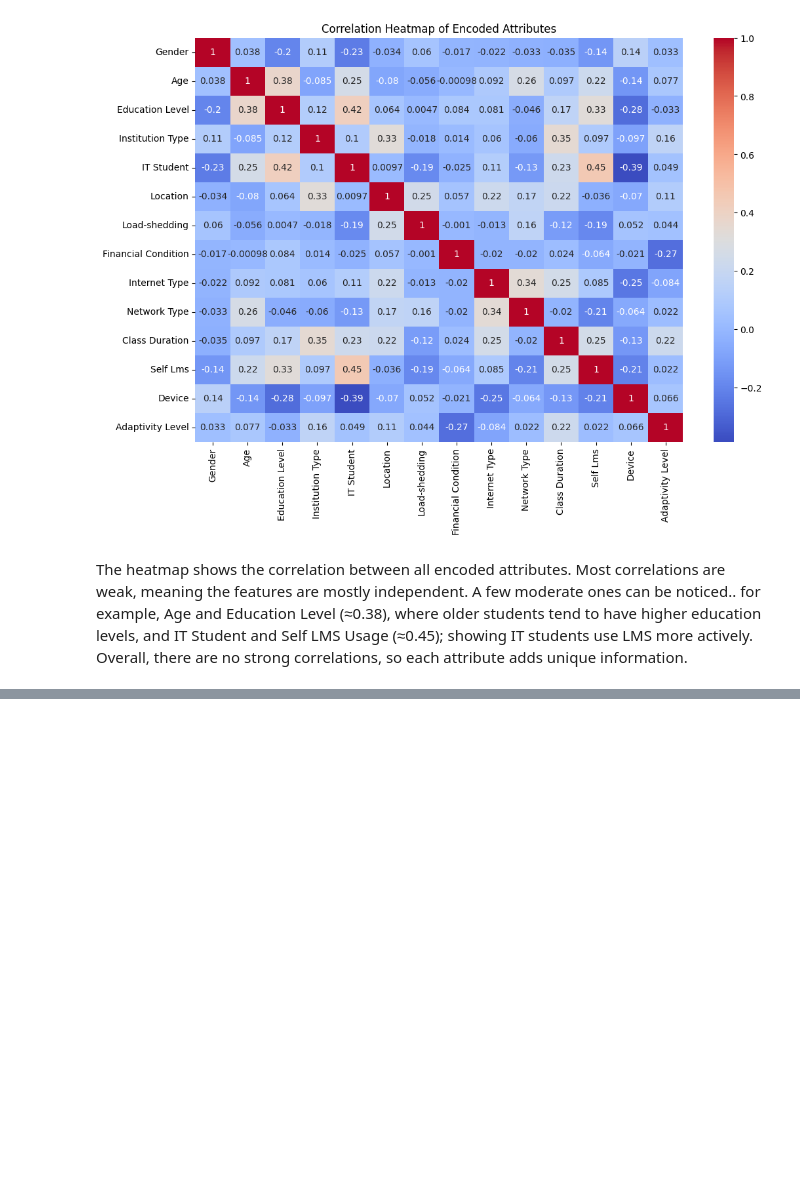
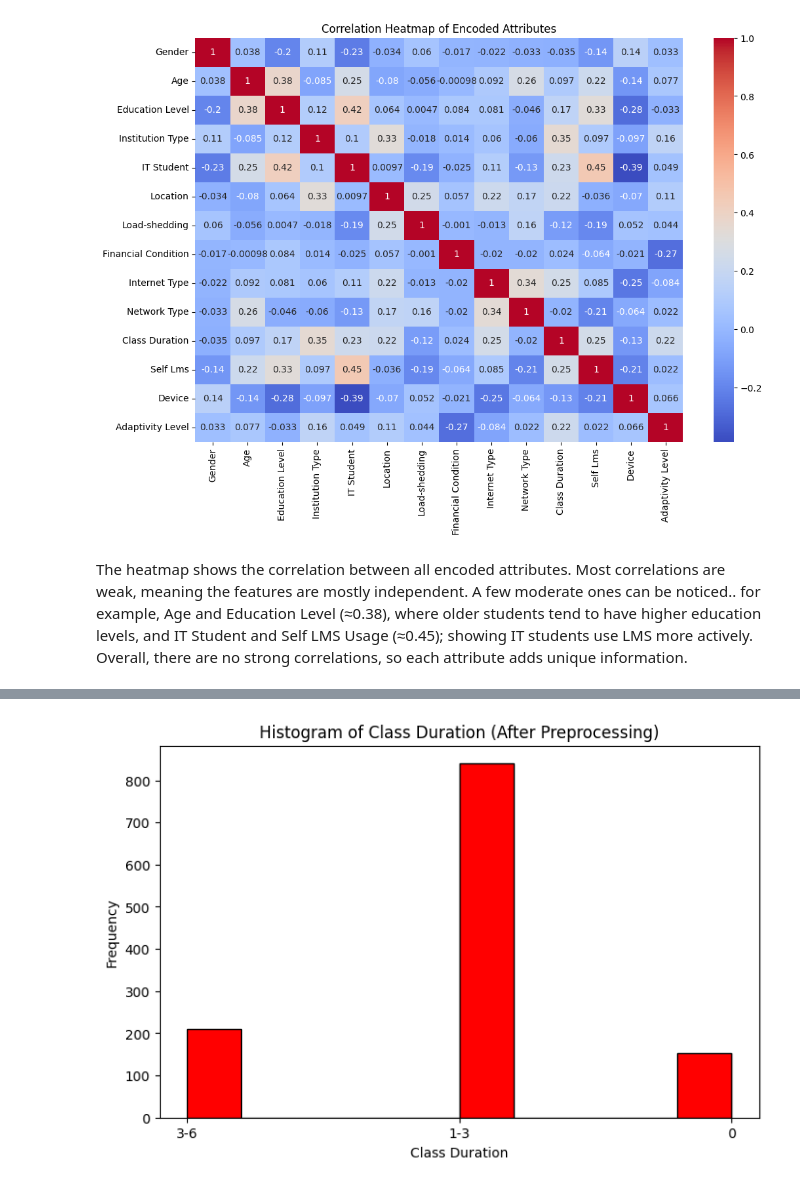
Before and after one commit to RandDahmash/Mining-project, a Jupyter notebook: Phase2.ipynb, the cells around one changed output, grey strips where cells are left out. Cells and saved outputs as stored; diff of their text form; code cells hidden in the pictures; blank space fills up the shorter version.

```diff
--- a/Phase2.ipynb
+++ b/Phase2.ipynb
@@ -255,0 +203,10 @@ The heatmap shows the correlation between all encoded attributes. Most correlati
+# %%
+#Class Duration histogram
+plt.figure(figsize=(8,5))
+plt.hist(df["Class Duration"], bins=10, color='Red', edgecolor='black')
+plt.title("Histogram of Class Duration (After Preprocessing)")
+plt.xlabel("Class Duration")
+plt.ylabel("Frequency")
+plt.show()
+# %% [output]
+[figure, added]
```
Also changed, not shown: parts of 16 cells of this notebook.
